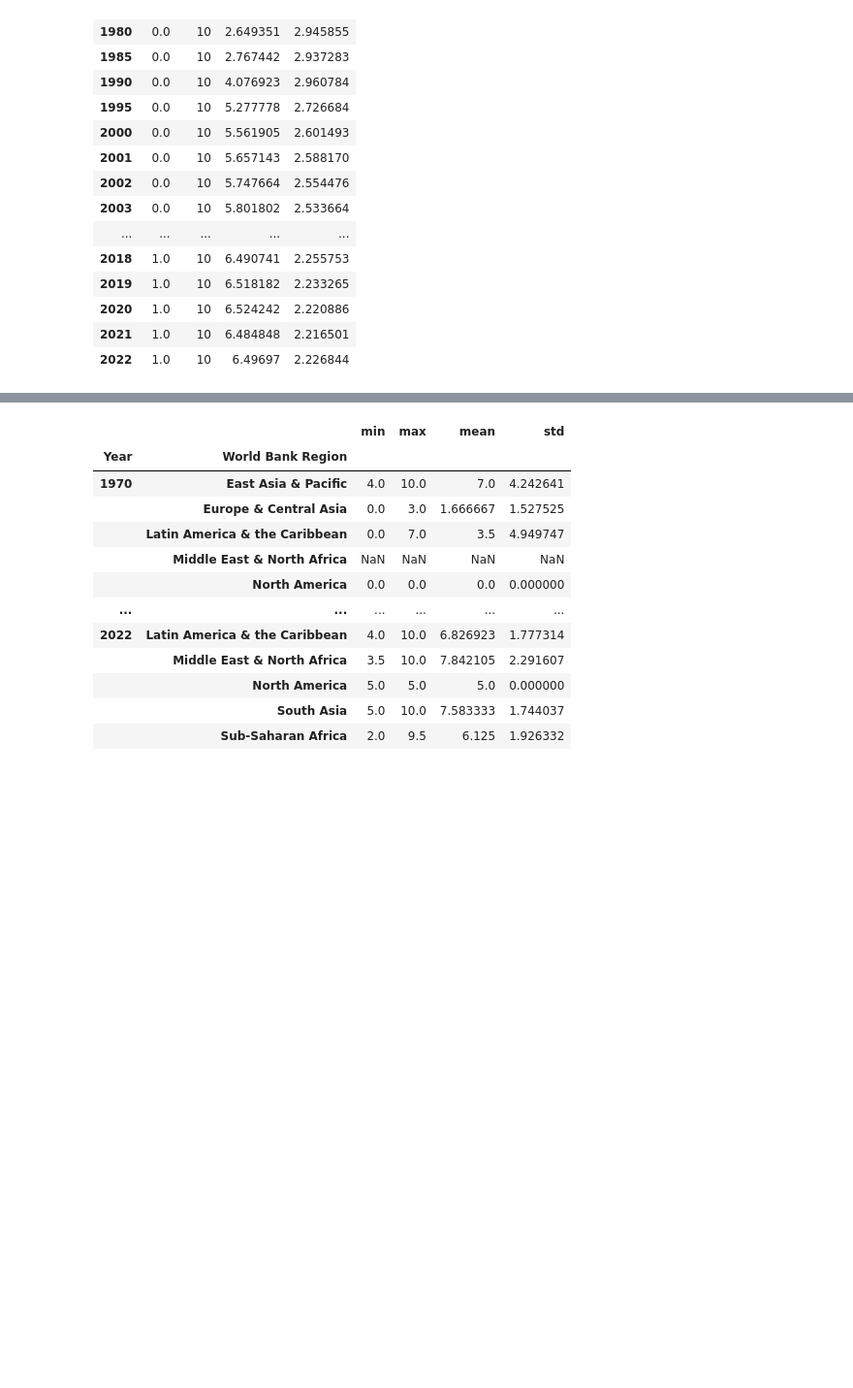
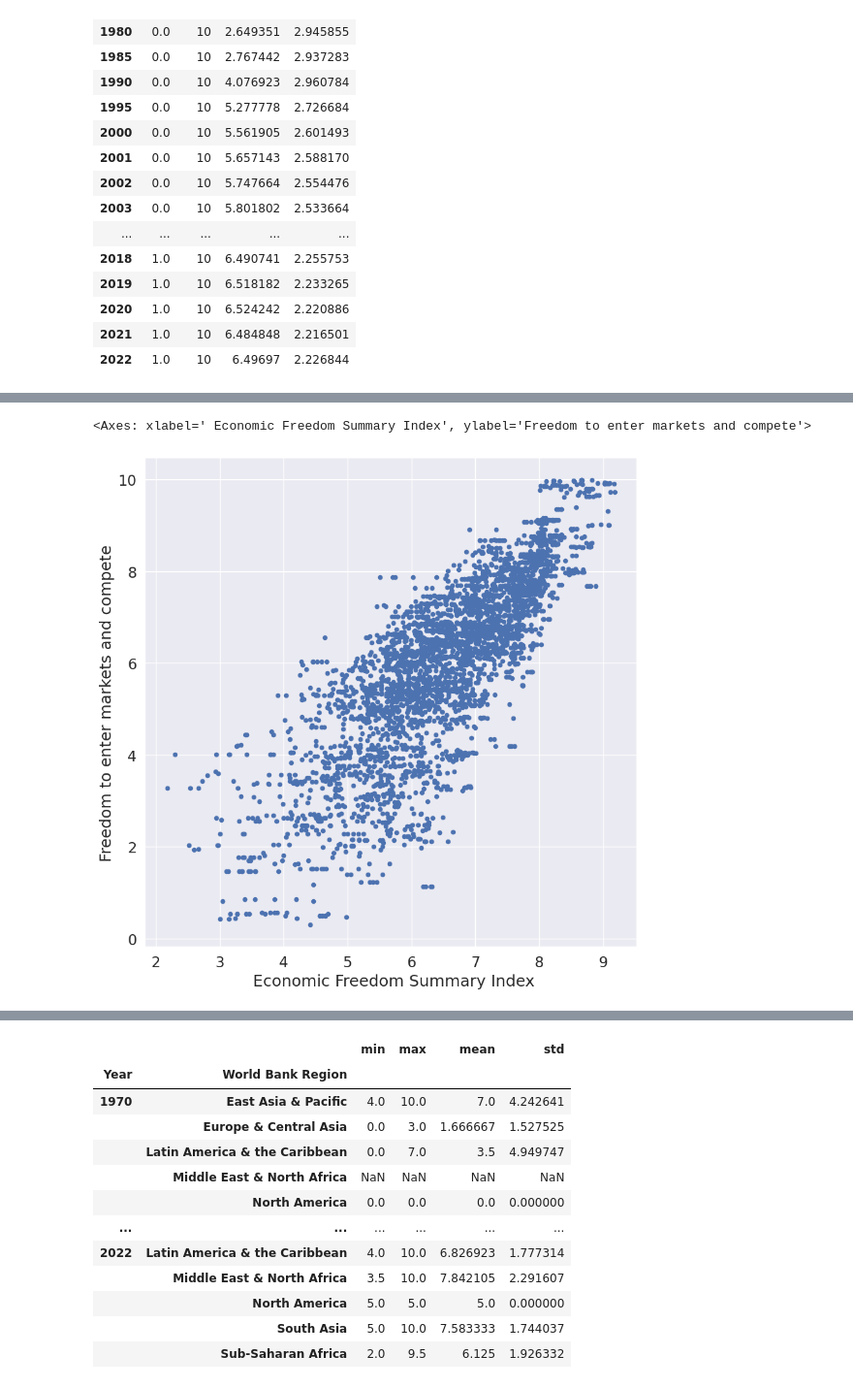
Before and after one commit to rblcoder/Analyzing-open-data, a Jupyter notebook: economicfreedom.ipynb, the cells around one changed output, grey strips where cells are left out. Shown at 97% size. Cells and saved outputs as stored; diff of their text form; code cells hidden in the pictures; blank space fills up the shorter version.

```diff
--- a/economicfreedom.ipynb
+++ b/economicfreedom.ipynb
@@ -201,3 +209,8 @@ efw_data_2024.groupby('World Bank Region')['Top marginal tax rate'].agg(np.media
+# %%
+efw_data_2024.plot(x=' Economic Freedom Summary Index', y='Freedom to enter markets and compete', kind='scatter', figsize=(10,10))
+# %% [output]
+<Axes: xlabel=' Economic Freedom Summary Index', ylabel='Freedom to enter markets and compete'>
+[figure, added]
 # %%
 efw_data_2024.pivot_table(values=' Economic Freedom Summary Index', index='World Bank Region', aggfunc = ["median", "mean", "std"] )
 # %% [output]
```
Also changed, not shown: parts of 2 cells of this notebook.
